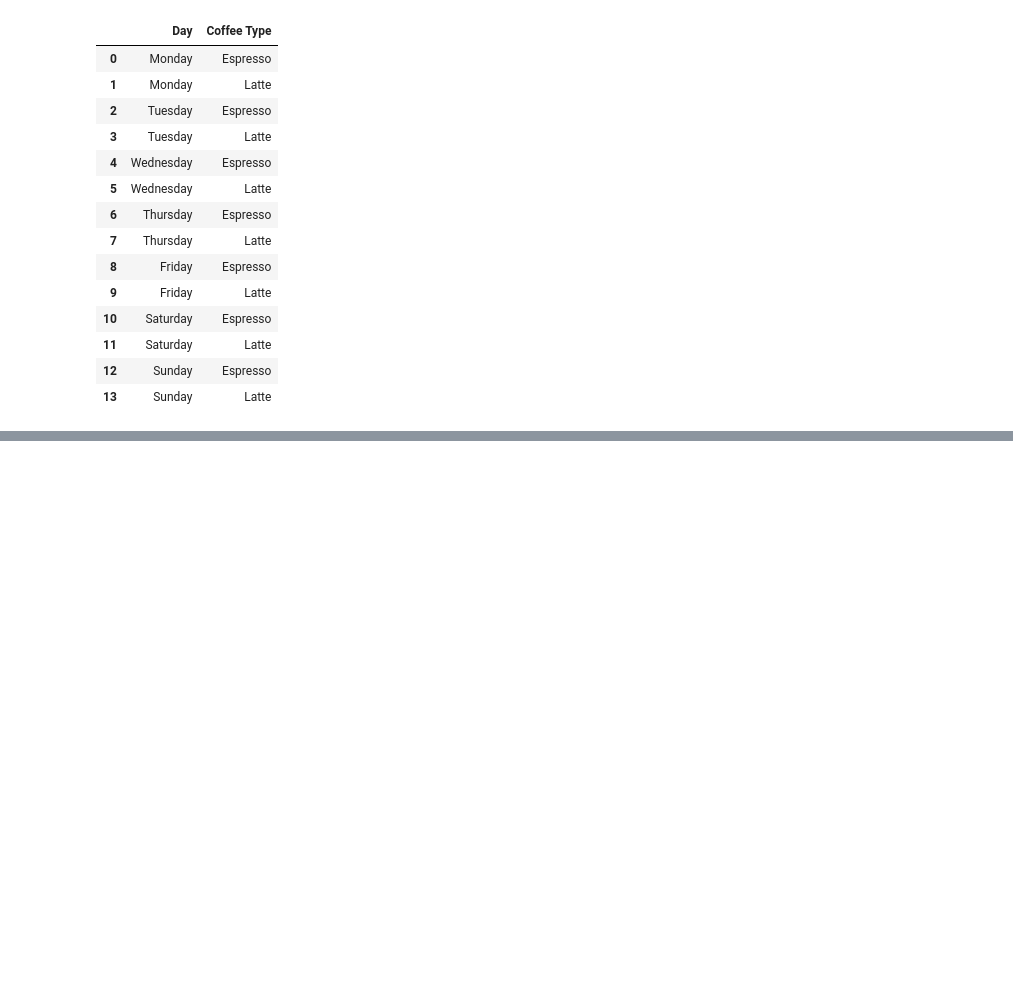
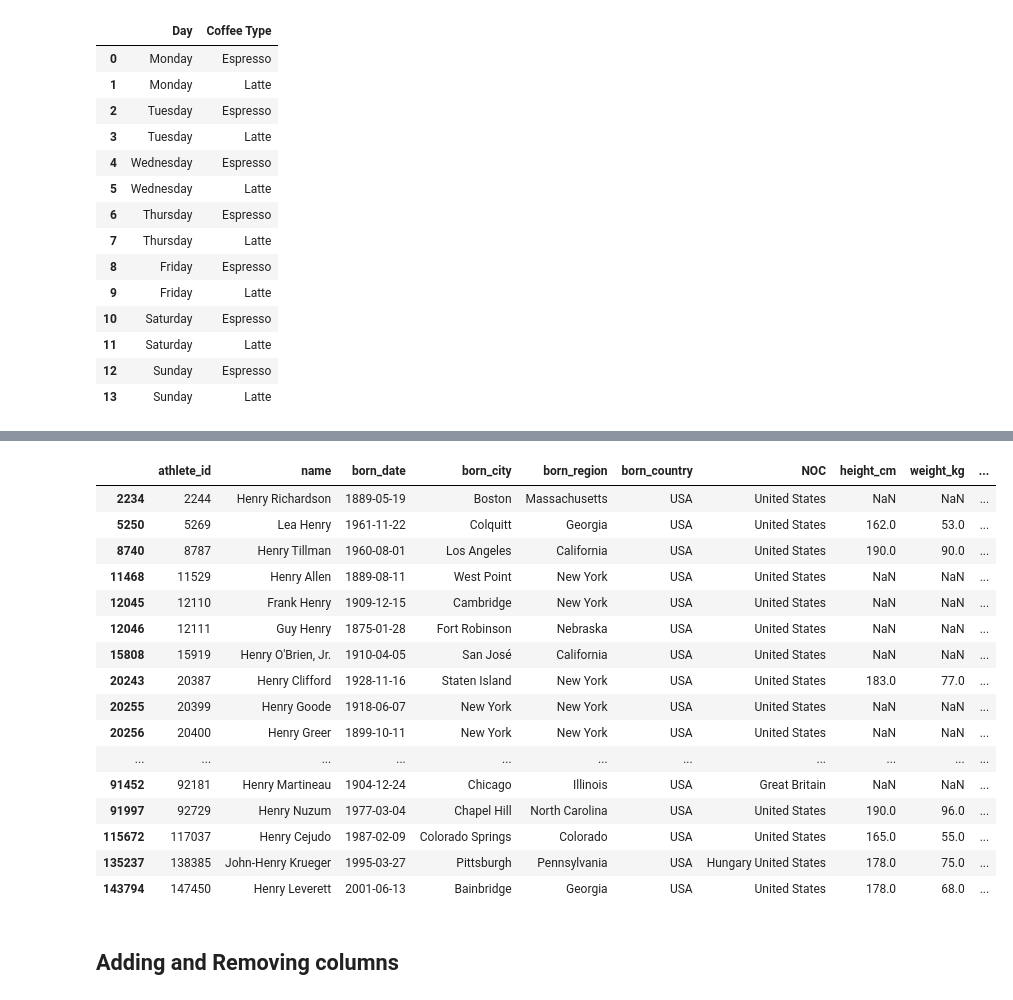
Before and after one commit to VRYeshwanth/complete-pandas-tutorial, a Jupyter notebook: tutorial.ipynb, the cells around one changed output, grey strips where cells are left out. Saved outputs shown, nothing was run; the diff lists cells and outputs as text; code cells hidden in the pictures; blank space fills up the shorter version.

Commit message:
Learn upto filtering data

```diff
--- a/tutorial.ipynb
+++ b/tutorial.ipynb
@@ -86,0 +129,22 @@ coffee.iloc[:,[0,1]]
+# %%
+bios.loc[(bios['name'].str.contains('Henry', case=False)) & (bios['born_country'] == 'USA')] # Filters for athletes with the word 'Henry' in them belonging to the USA
+# %% [output]
+|  | athlete_id | name | born_date | born_city | born_region | born_country | NOC | height_cm | weight_kg | ... |
+| 2234 | 2244 | Henry Richardson | 1889-05-19 | Boston | Massachusetts | USA | United States | NaN | NaN | ... |
+| 5250 | 5269 | Lea Henry | 1961-11-22 | Colquitt | Georgia | USA | United States | 162.0 | 53.0 | ... |
+| 8740 | 8787 | Henry Tillman | 1960-08-01 | Los Angeles | California | USA | United States | 190.0 | 90.0 | ... |
+| 11468 | 11529 | Henry Allen | 1889-08-11 | West Point | New York | USA | United States | NaN | NaN | ... |
+| 12045 | 12110 | Frank Henry | 1909-12-15 | Cambridge | New York | USA | United States | NaN | NaN | ... |
+| 12046 | 12111 | Guy Henry | 1875-01-28 | Fort Robinson | Nebraska | USA | United States | NaN | NaN | ... |
+| 15808 | 15919 | Henry O'Brien, Jr. | 1910-04-05 | San José | California | USA | United States | NaN | NaN | ... |
+| 20243 | 20387 | Henry Clifford | 1928-11-16 | Staten Island | New York | USA | United States | 183.0 | 77.0 | ... |
+| 20255 | 20399 | Henry Goode | 1918-06-07 | New York | New York | USA | United States | NaN | NaN | ... |
+| 20256 | 20400 | Henry Greer | 1899-10-11 | New York | New York | USA | United States | NaN | NaN | ... |
+| ... | ... | ... | ... | ... | ... | ... | ... | ... | ... | ... |
+| 91452 | 92181 | Henry Martineau | 1904-12-24 | Chicago | Illinois | USA | Great Britain | NaN | NaN | ... |
+| 91997 | 92729 | Henry Nuzum | 1977-03-04 | Chapel Hill | North Carolina | USA | United States | 190.0 | 96.0 | ... |
+| 115672 | 117037 | Henry Cejudo | 1987-02-09 | Colorado Springs | Colorado | USA | United States | 165.0 | 55.0 | ... |
+| 135237 | 138385 | John-Henry Krueger | 1995-03-27 | Pittsburgh | Pennsylvania | USA | Hungary United States | 178.0 | 75.0 | ... |
+| 143794 | 147450 | Henry Leverett | 2001-06-13 | Bainbridge | Georgia | USA | United States | 178.0 | 68.0 | ... |
+# %% [markdown]
+## Adding and Removing columns
```
Also changed, not shown: parts of 15 cells of this notebook, 1 other file.
